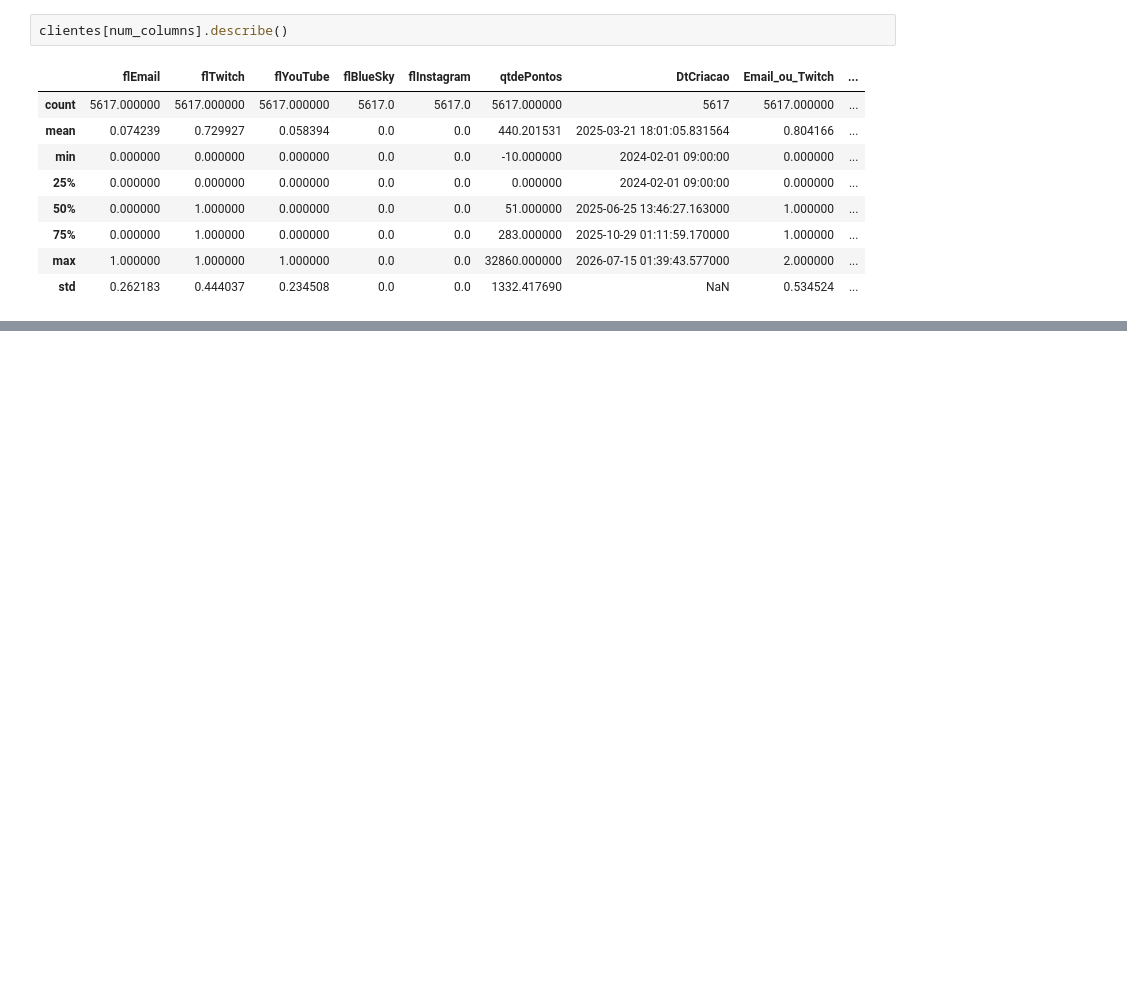
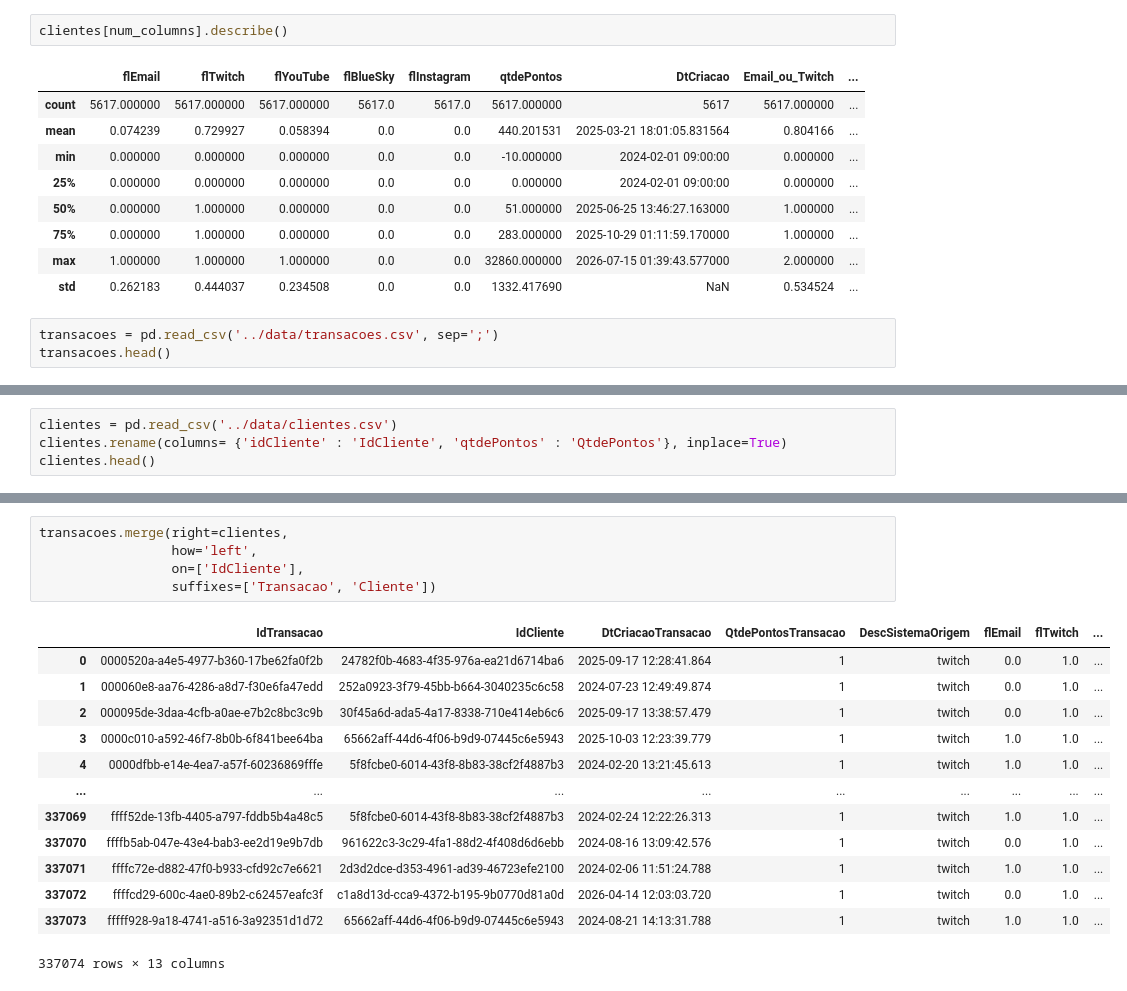
Before and after one commit to ga-lim/gabriel-estuda-dados, a Jupyter notebook: estudos-pandas/pandas_general.ipynb, the cells around one changed output, grey strips where cells are left out. Drawn from its saved outputs; the diff is of its cells as text; blank space fills up the shorter version.

```diff
--- a/estudos-pandas/pandas_general.ipynb
+++ b/estudos-pandas/pandas_general.ipynb
@@ -985,3 +985,6 @@ clientes[num_columns].describe()
 | 75% | 0.000000 | 1.000000 | 0.000000 | 0.0 | 0.0 | 283.000000 | 2025-10-29 01:11:59.170000 | 1.000000 | ... |
 | max | 1.000000 | 1.000000 | 1.000000 | 0.0 | 0.0 | 32860.000000 | 2026-07-15 01:39:43.577000 | 2.000000 | ... |
 | std | 0.262183 | 0.444037 | 0.234508 | 0.0 | 0.0 | 1332.417690 | NaN | 0.534524 | ... |
+# %%
+transacoes = pd.read_csv('../data/transacoes.csv', sep=';')
+transacoes.head()
@@ -987,0 +998,4 @@ clientes[num_columns].describe()
+# %%
+clientes = pd.read_csv('../data/clientes.csv')
+clientes.rename(columns= {'idCliente' : 'IdCliente', 'qtdePontos' : 'QtdePontos'}, inplace=True)
+clientes.head()
@@ -987,0 +1009,19 @@ clientes[num_columns].describe()
+# %%
+transacoes.merge(right=clientes,
+                 how='left',
+                 on=['IdCliente'],
+                 suffixes=['Transacao', 'Cliente'])
+# %% [output]
+|  | IdTransacao | IdCliente | DtCriacaoTransacao | QtdePontosTransacao | DescSistemaOrigem | flEmail | flTwitch | ... |
+| 0 | 0000520a-a4e5-4977-b360-17be62fa0f2b | 24782f0b-4683-4f35-976a-ea21d6714ba6 | 2025-09-17 12:28:41.864 | 1 | twitch | 0.0 | 1.0 | ... |
+| 1 | 000060e8-aa76-4286-a8d7-f30e6fa47edd | 252a0923-3f79-45bb-b664-3040235c6c58 | 2024-07-23 12:49:49.874 | 1 | twitch | 0.0 | 1.0 | ... |
+| 2 | 000095de-3daa-4cfb-a0ae-e7b2c8bc3c9b | 30f45a6d-ada5-4a17-8338-710e414eb6c6 | 2025-09-17 13:38:57.479 | 1 | twitch | 0.0 | 1.0 | ... |
+| 3 | 0000c010-a592-46f7-8b0b-6f841bee64ba | 65662aff-44d6-4f06-b9d9-07445c6e5943 | 2025-10-03 12:23:39.779 | 1 | twitch | 1.0 | 1.0 | ... |
+| 4 | 0000dfbb-e14e-4ea7-a57f-60236869fffe | 5f8fcbe0-6014-43f8-8b83-38cf2f4887b3 | 2024-02-20 13:21:45.613 | 1 | twitch | 1.0 | 1.0 | ... |
+| ... | ... | ... | ... | ... | ... | ... | ... | ... |
+| 337069 | ffff52de-13fb-4405-a797-fddb5b4a48c5 | 5f8fcbe0-6014-43f8-8b83-38cf2f4887b3 | 2024-02-24 12:22:26.313 | 1 | twitch | 1.0 | 1.0 | ... |
+| 337070 | ffffb5ab-047e-43e4-bab3-ee2d19e9b7db | 961622c3-3c29-4fa1-88d2-4f408d6d6ebb | 2024-08-16 13:09:42.576 | 1 | twitch | 0.0 | 1.0 | ... |
+| 337071 | ffffc72e-d882-47f0-b933-cfd92c7e6621 | 2d3d2dce-d353-4961-ad39-46723efe2100 | 2024-02-06 11:51:24.788 | 1 | twitch | 1.0 | 1.0 | ... |
+| 337072 | ffffcd29-600c-4ae0-89b2-c62457eafc3f | c1a8d13d-cca9-4372-b195-9b0770d81a0d | 2026-04-14 12:03:03.720 | 1 | twitch | 0.0 | 1.0 | ... |
+| 337073 | fffff928-9a18-4741-a516-3a92351d1d72 | 65662aff-44d6-4f06-b9d9-07445c6e5943 | 2024-08-21 14:13:31.788 | 1 | twitch | 1.0 | 1.0 | ... |
+337074 rows × 13 columns
```
Also changed, not shown: parts of 4 cells of this notebook, 2 other files.
